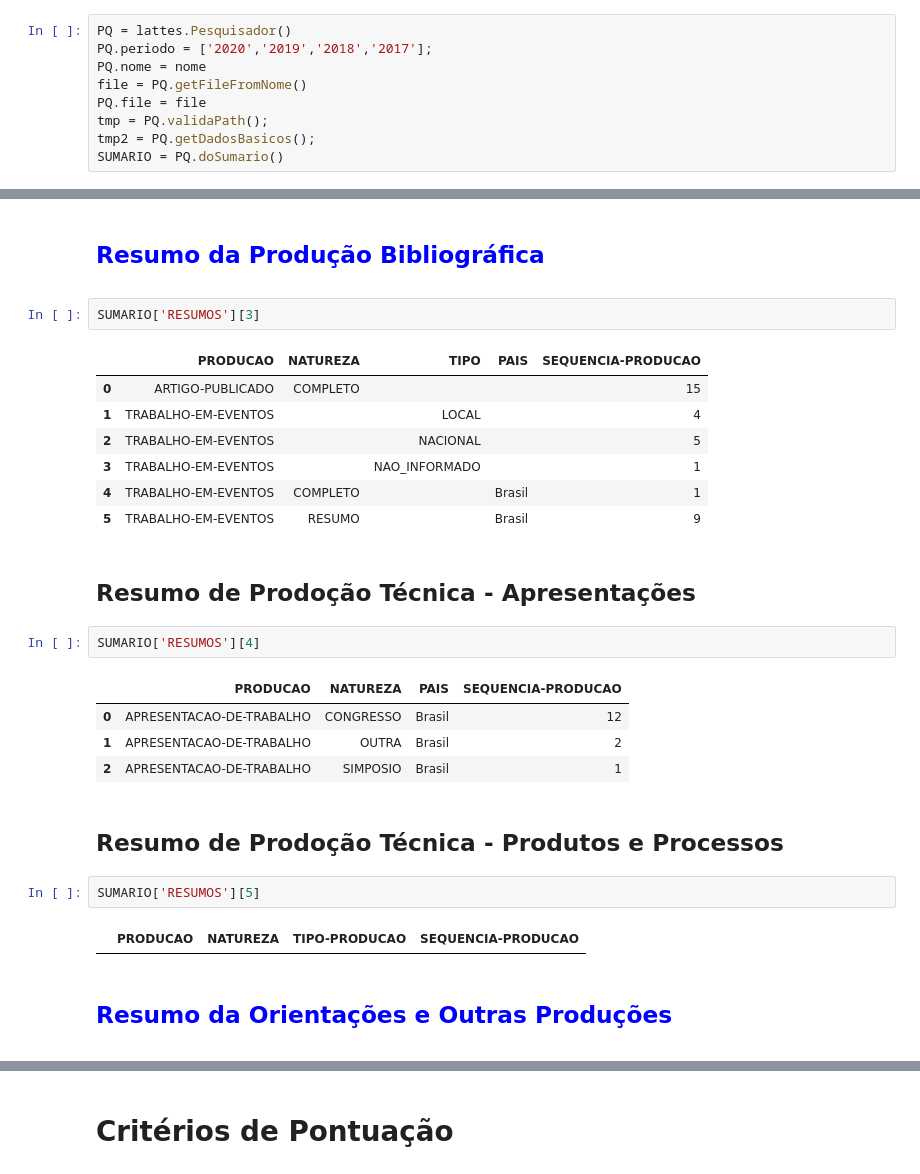
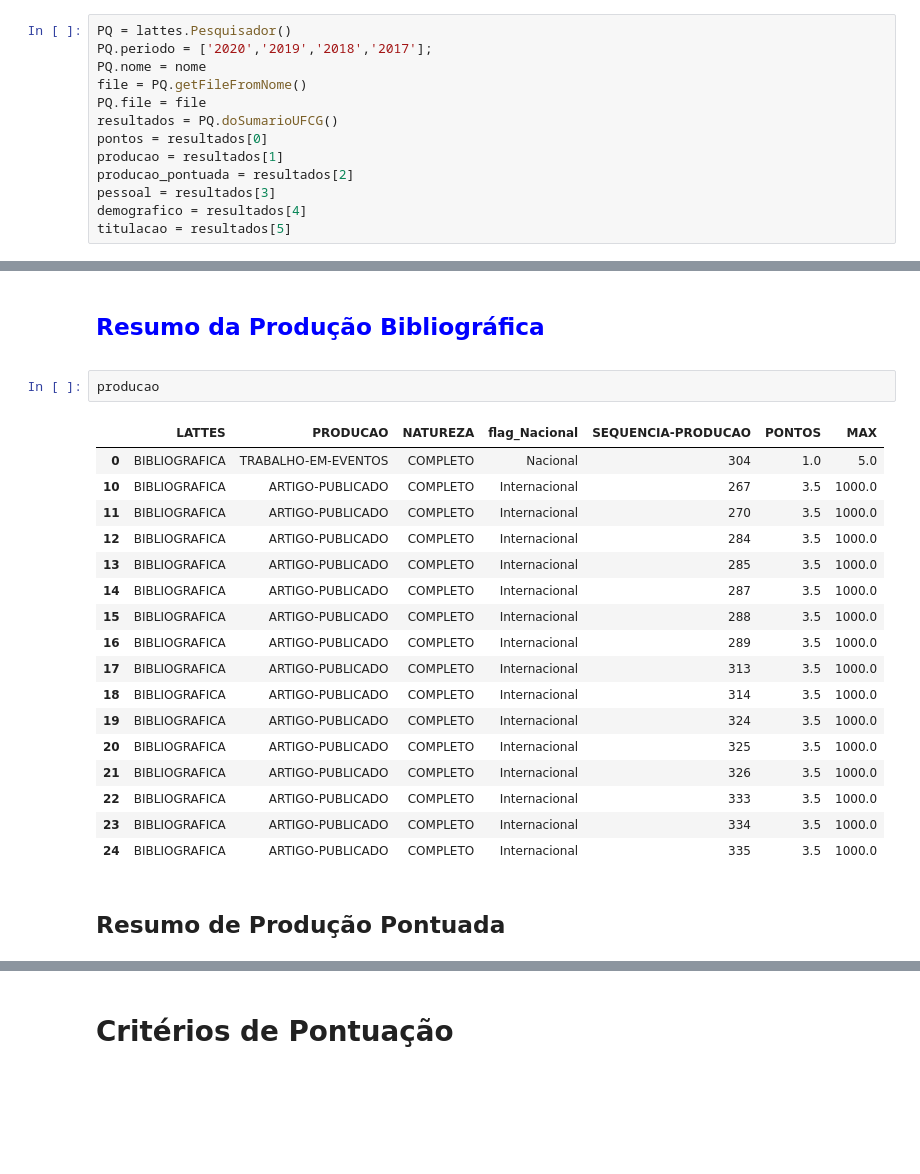
Before and after one commit to lbarosi/pylattes-lxml, a Jupyter notebook: notebooks/RelatorioPessoalLattesUFCG.ipynb, the cells around one changed output, grey strips where cells are left out. Drawn from its saved outputs; the diff is of its cells as text; blank space fills up the shorter version.

```diff
--- a/notebooks/RelatorioPessoalLattesUFCG.ipynb
+++ b/notebooks/RelatorioPessoalLattesUFCG.ipynb
@@ -27,9 +27,13 @@ PQ.periodo = ['2020','2019','2018','2017'];
 PQ.nome = nome
 file = PQ.getFileFromNome()
 PQ.file = file
-tmp = PQ.validaPath();
-tmp2 = PQ.getDadosBasicos();
-SUMARIO = PQ.doSumario()
+resultados = PQ.doSumarioUFCG()
+pontos = resultados[0]
+producao = resultados[1]
+producao_pontuada = resultados[2]
+pessoal = resultados[3]
+demografico = resultados[4]
+titulacao = resultados[5]
 # %% [markdown]
 <center><h5> <img src="./assets/Logo-UFCG.png" width="80" > </h5>
     <h1> UNIVERSIDADE FEDERAL DE CAMPINA GRANDE </h1>
@@ -104,29 +100,24 @@ SUMARIO['RESUMOS'][2]
 # %% [markdown]
 <div style="color:blue;" ><h2> Resumo da Produção Bibliográfica </h2></div>
-# %%
-SUMARIO['RESUMOS'][3]
-# %% [output]
-|  | PRODUCAO | NATUREZA | TIPO | PAIS | SEQUENCIA-PRODUCAO |
-| 0 | ARTIGO-PUBLICADO | COMPLETO |  |  | 15 |
-| 1 | TRABALHO-EM-EVENTOS |  | LOCAL |  | 4 |
-| 2 | TRABALHO-EM-EVENTOS |  | NACIONAL |  | 5 |
-| 3 | TRABALHO-EM-EVENTOS |  | NAO_INFORMADO |  | 1 |
-| 4 | TRABALHO-EM-EVENTOS | COMPLETO |  | Brasil | 1 |
-| 5 | TRABALHO-EM-EVENTOS | RESUMO |  | Brasil | 9 |
+# %%
+producao
+# %% [output]
+|  | LATTES | PRODUCAO | NATUREZA | flag_Nacional | SEQUENCIA-PRODUCAO | PONTOS | MAX |
+| 0 | BIBLIOGRAFICA | TRABALHO-EM-EVENTOS | COMPLETO | Nacional | 304 | 1.0 | 5.0 |
+| 10 | BIBLIOGRAFICA | ARTIGO-PUBLICADO | COMPLETO | Internacional | 267 | 3.5 | 1000.0 |
+| 11 | BIBLIOGRAFICA | ARTIGO-PUBLICADO | COMPLETO | Internacional | 270 | 3.5 | 1000.0 |
+| 12 | BIBLIOGRAFICA | ARTIGO-PUBLICADO | COMPLETO | Internacional | 284 | 3.5 | 1000.0 |
+| 13 | BIBLIOGRAFICA | ARTIGO-PUBLICADO | COMPLETO | Internacional | 285 | 3.5 | 1000.0 |
+| 14 | BIBLIOGRAFICA | ARTIGO-PUBLICADO | COMPLETO | Internacional | 287 | 3.5 | 1000.0 |
+| 15 | BIBLIOGRAFICA | ARTIGO-PUBLICADO | COMPLETO | Internacional | 288 | 3.5 | 1000.0 |
+| 16 | BIBLIOGRAFICA | ARTIGO-PUBLICADO | COMPLETO | Internacional | 289 | 3.5 | 1000.0 |
+| 17 | BIBLIOGRAFICA | ARTIGO-PUBLICADO | COMPLETO | Internacional | 313 | 3.5 | 1000.0 |
+| 18 | BIBLIOGRAFICA | ARTIGO-PUBLICADO | COMPLETO | Internacional | 314 | 3.5 | 1000.0 |
+| 19 | BIBLIOGRAFICA | ARTIGO-PUBLICADO | COMPLETO | Internacional | 324 | 3.5 | 1000.0 |
+| 20 | BIBLIOGRAFICA | ARTIGO-PUBLICADO | COMPLETO | Internacional | 325 | 3.5 | 1000.0 |
+| 21 | BIBLIOGRAFICA | ARTIGO-PUBLICADO | COMPLETO | Internacional | 326 | 3.5 | 1000.0 |
+| 22 | BIBLIOGRAFICA | ARTIGO-PUBLICADO | COMPLETO | Internacional | 333 | 3.5 | 1000.0 |
+| 23 | BIBLIOGRAFICA | ARTIGO-PUBLICADO | COMPLETO | Internacional | 334 | 3.5 | 1000.0 |
+| 24 | BIBLIOGRAFICA | ARTIGO-PUBLICADO | COMPLETO | Internacional | 335 | 3.5 | 1000.0 |
 # %% [markdown]
-## Resumo de Prodoção Técnica - Apresentações
+## Resumo de Produção Pontuada
-# %%
-SUMARIO['RESUMOS'][4]
-# %% [output]
-|  | PRODUCAO | NATUREZA | PAIS | SEQUENCIA-PRODUCAO |
-| 0 | APRESENTACAO-DE-TRABALHO | CONGRESSO | Brasil | 12 |
-| 1 | APRESENTACAO-DE-TRABALHO | OUTRA | Brasil | 2 |
-| 2 | APRESENTACAO-DE-TRABALHO | SIMPOSIO | Brasil | 1 |
-# %% [markdown]
-## Resumo de Prodoção Técnica - Produtos e Processos
-# %%
-SUMARIO['RESUMOS'][5]
-# %% [output]
-|  | PRODUCAO | NATUREZA | TIPO-PRODUCAO | SEQUENCIA-PRODUCAO |
-# %% [markdown]
-<div style="color:blue;" ><h2> Resumo da Orientações e Outras Produções </h2></div>
```
Also changed, not shown: parts of 33 cells of this notebook, 11 other files.
